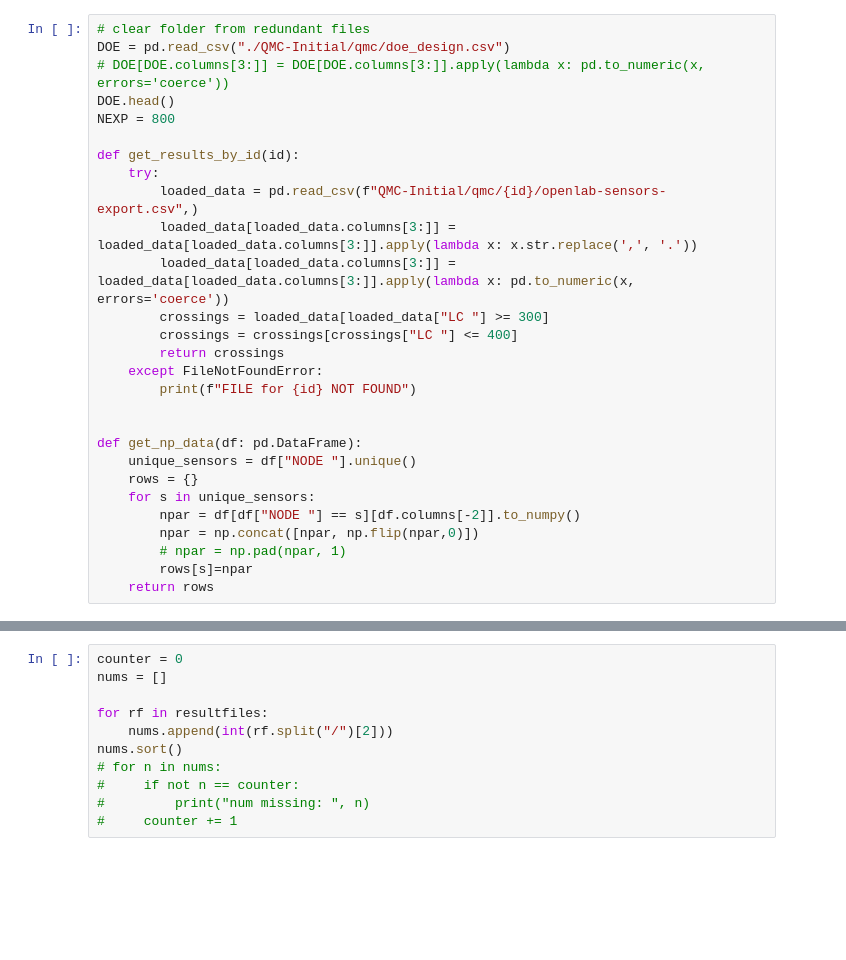
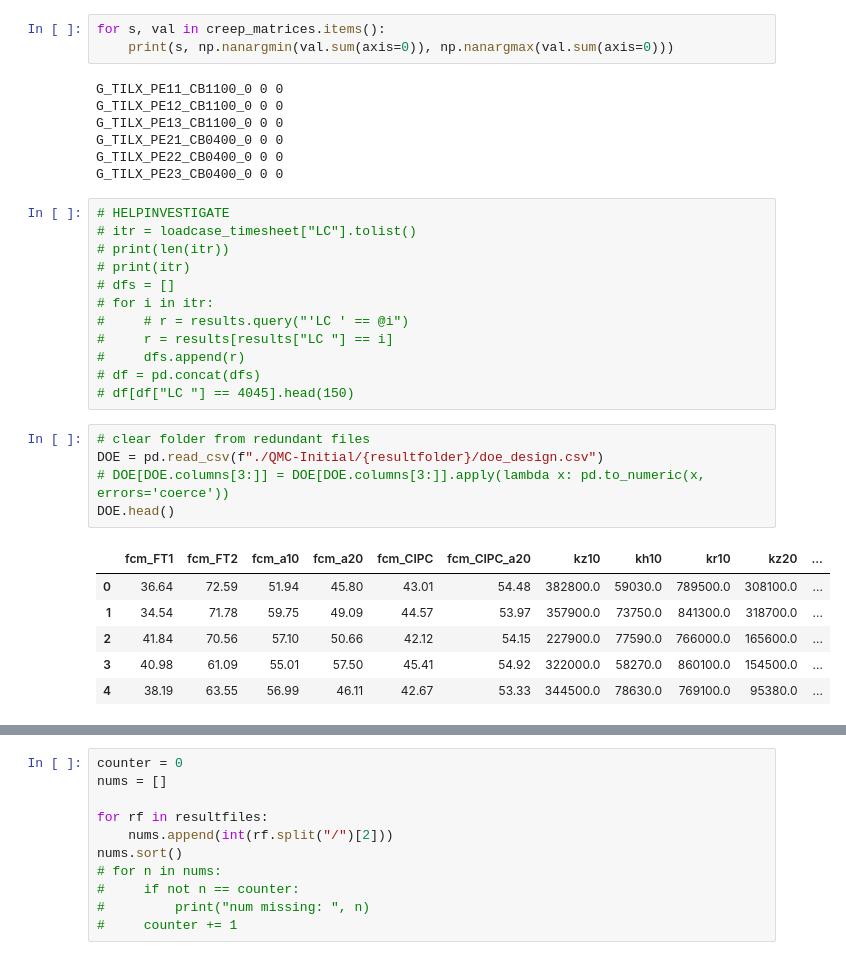
Before and after one commit to DavidSilhanek/TUD, a Jupyter notebook: postprocess_qmc_collect.ipynb, the cells around one changed output, grey strips where cells are left out. Cells and saved outputs as stored; diff of their text form; blank space fills up the shorter version.

```diff
--- a/postprocess_qmc_collect.ipynb
+++ b/postprocess_qmc_collect.ipynb
@@ -9,28 +267,34 @@ import seaborn as sns
+# %%
+for s, val in creep_matrices.items():
+    print(s, np.nanargmin(val.sum(axis=0)), np.nanargmax(val.sum(axis=0)))
+# %% [output]
+G_TILX_PE11_CB1100_0 0 0
+G_TILX_PE12_CB1100_0 0 0
+G_TILX_PE13_CB1100_0 0 0
+G_TILX_PE21_CB0400_0 0 0
+G_TILX_PE22_CB0400_0 0 0
+G_TILX_PE23_CB0400_0 0 0
+# %%
+# HELPINVESTIGATE
+# itr = loadcase_timesheet["LC"].tolist()
+# print(len(itr))
+# print(itr)
+# dfs = []
+# for i in itr:
+#     # r = results.query("'LC ' == @i")
+#     r = results[results["LC "] == i]
+#     dfs.append(r)
+# df = pd.concat(dfs)
+# df[df["LC "] == 4045].head(150)
 # %%
 # clear folder from redundant files
-DOE = pd.read_csv("./QMC-Initial/qmc/doe_design.csv")
+DOE = pd.read_csv(f"./QMC-Initial/{resultfolder}/doe_design.csv")
 # DOE[DOE.columns[3:]] = DOE[DOE.columns[3:]].apply(lambda x: pd.to_numeric(x, errors='coerce'))
 DOE.head()
-NEXP = 800
-
-def get_results_by_id(id):
-    try:
-        loaded_data = pd.read_csv(f"QMC-Initial/qmc/{id}/openlab-sensors-export.csv",)
-        loaded_data[loaded_data.columns[3:]] = loaded_data[loaded_data.columns[3:]].apply(lambda x: x.str.replace(',', '.'))
-        loaded_data[loaded_data.columns[3:]] = loaded_data[loaded_data.columns[3:]].apply(lambda x: pd.to_numeric(x, errors='coerce'))
-        crossings = loaded_data[loaded_data["LC "] >= 300]
-        crossings = crossings[crossings["LC "] <= 400]
-        return crossings
-    except FileNotFoundError:
-        print(f"FILE for {id} NOT FOUND")
-
-
-def get_np_data(df: pd.DataFrame):
-    unique_sensors = df["NODE "].unique()
-    rows = {}
-    for s in unique_sensors:
-        npar = df[df["NODE "] == s][df.columns[-2]].to_numpy()
-        npar = np.concat([npar, np.flip(npar,0)])
-        # npar = np.pad(npar, 1)
-        rows[s]=npar
-    return rows
+# %% [output]
+|  | fcm_FT1 | fcm_FT2 | fcm_a10 | fcm_a20 | fcm_CIPC | fcm_CIPC_a20 | kz10 | kh10 | kr10 | kz20 | ... |
+| 0 | 36.64 | 72.59 | 51.94 | 45.80 | 43.01 | 54.48 | 382800.0 | 59030.0 | 789500.0 | 308100.0 | ... |
+| 1 | 34.54 | 71.78 | 59.75 | 49.09 | 44.57 | 53.97 | 357900.0 | 73750.0 | 841300.0 | 318700.0 | ... |
+| 2 | 41.84 | 70.56 | 57.10 | 50.66 | 42.12 | 54.15 | 227900.0 | 77590.0 | 766000.0 | 165600.0 | ... |
+| 3 | 40.98 | 61.09 | 55.01 | 57.50 | 45.41 | 54.92 | 322000.0 | 58270.0 | 860100.0 | 154500.0 | ... |
+| 4 | 38.19 | 63.55 | 56.99 | 46.11 | 42.67 | 53.33 | 344500.0 | 78630.0 | 769100.0 | 95380.0 | ... |
```
Also changed, not shown: parts of 16 cells of this notebook, 6 other files.
